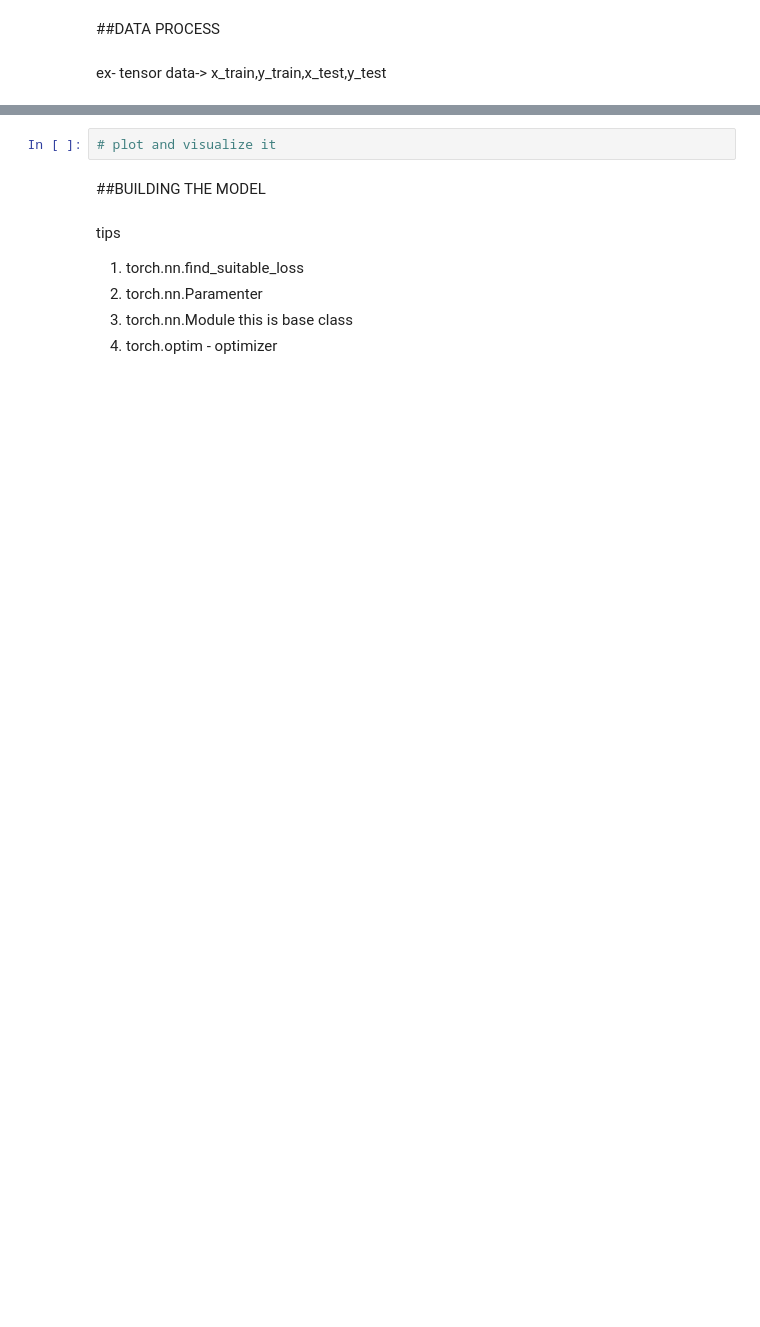
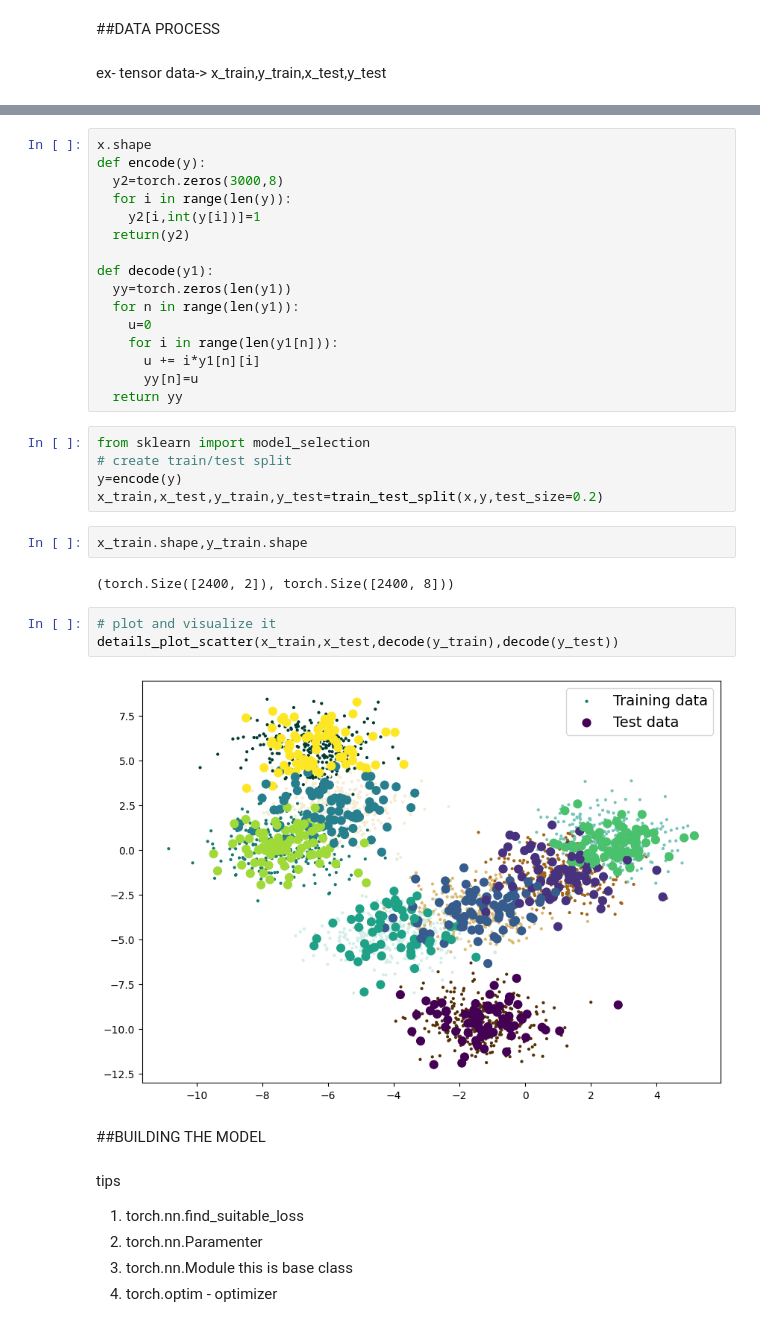
Before and after one commit to AhamedShimak/My-AI-Projects, a Jupyter notebook: multi_class_classifier_using_dnn.ipynb, the cells around one changed output, grey strips where cells are left out. Cells and saved outputs as stored; diff of their text form; blank space fills up the shorter version.

```diff
--- a/multi_class_classifier_using_dnn.ipynb
+++ b/multi_class_classifier_using_dnn.ipynb
@@ -162,5 +169,33 @@ ex- tensor data-> x_train,y_train,x_test,y_test
+# %%
+x.shape
+def encode(y):
+  y2=torch.zeros(3000,8)
+  for i in range(len(y)):
+    y2[i,int(y[i])]=1
+  return(y2)
+
+def decode(y1):
+  yy=torch.zeros(len(y1))
+  for n in range(len(y1)):
+    u=0
+    for i in range(len(y1[n])):
+      u += i*y1[n][i]
+      yy[n]=u
+  return yy
+# %%
+from sklearn import model_selection
+# create train/test split
+y=encode(y)
+x_train,x_test,y_train,y_test=train_test_split(x,y,test_size=0.2)
+# %%
+x_train.shape,y_train.shape
+# %% [output]
+(torch.Size([2400, 2]), torch.Size([2400, 8]))
 # %%
 # plot and visualize it
+details_plot_scatter(x_train,x_test,decode(y_train),decode(y_test))
+# %% [output]
+[figure, added]
 # %% [markdown]
 ##BUILDING THE MODEL
 # %% [markdown]
```
Also changed, not shown: parts of 15 cells of this notebook.
